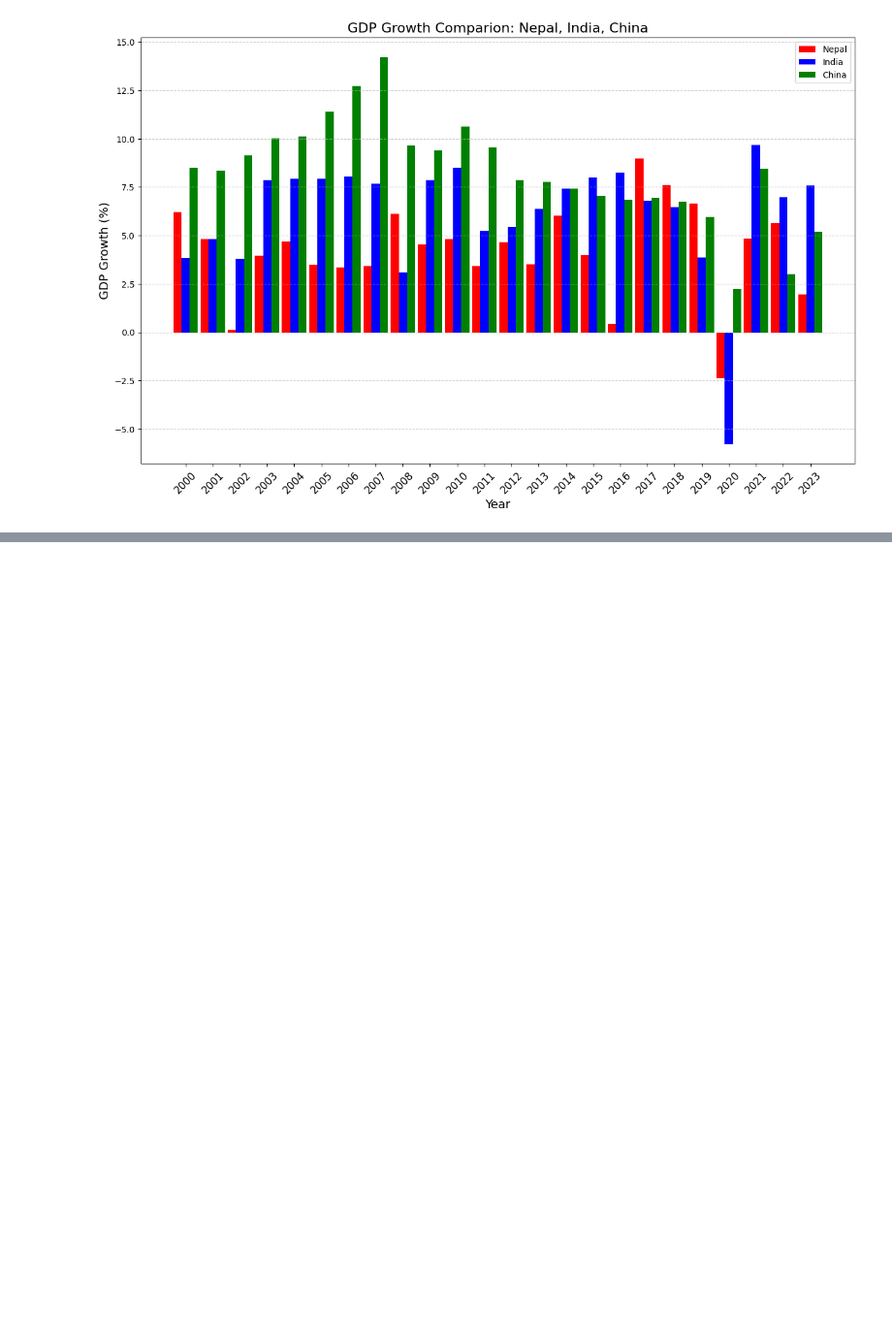
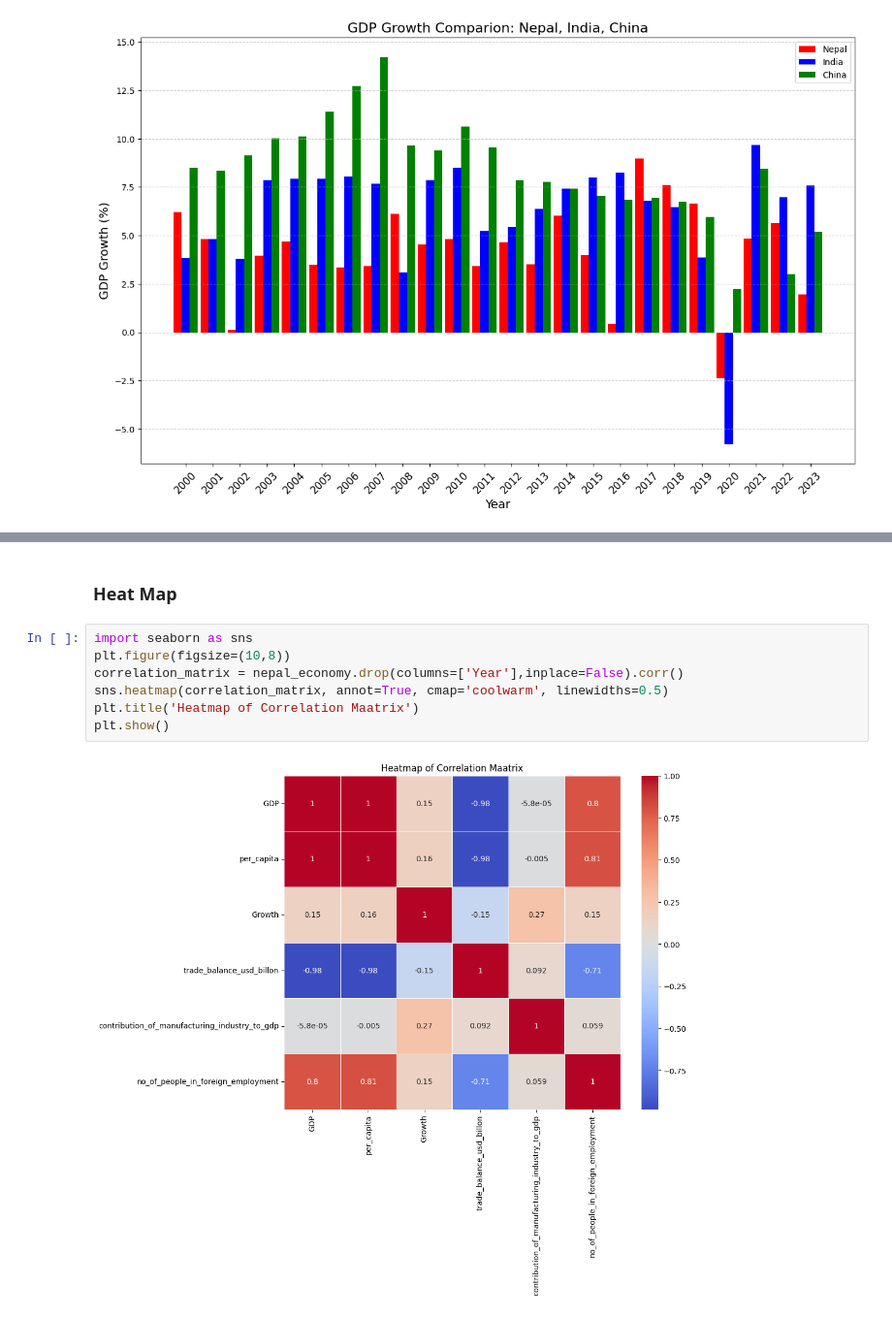
Before and after one commit to Samyog10/Python, a Jupyter notebook: week_4.ipynb, the cells around one changed output, grey strips where cells are left out. Shown: that part at 97% size. Cells and saved outputs as stored; diff of their text form; blank space fills up the shorter version.

```diff
--- a/week_4.ipynb
+++ b/week_4.ipynb
@@ -349,0 +468,11 @@ plt.show()
+# %% [markdown]
+### Heat Map
+# %%
+import seaborn as sns
+plt.figure(figsize=(10,8))
+correlation_matrix = nepal_economy.drop(columns=['Year'],inplace=False).corr()
+sns.heatmap(correlation_matrix, annot=True, cmap='coolwarm', linewidths=0.5)
+plt.title('Heatmap of Correlation Maatrix')
+plt.show()
+# %% [output]
+[figure, added]
```
Also changed, not shown: parts of 8 cells of this notebook.
